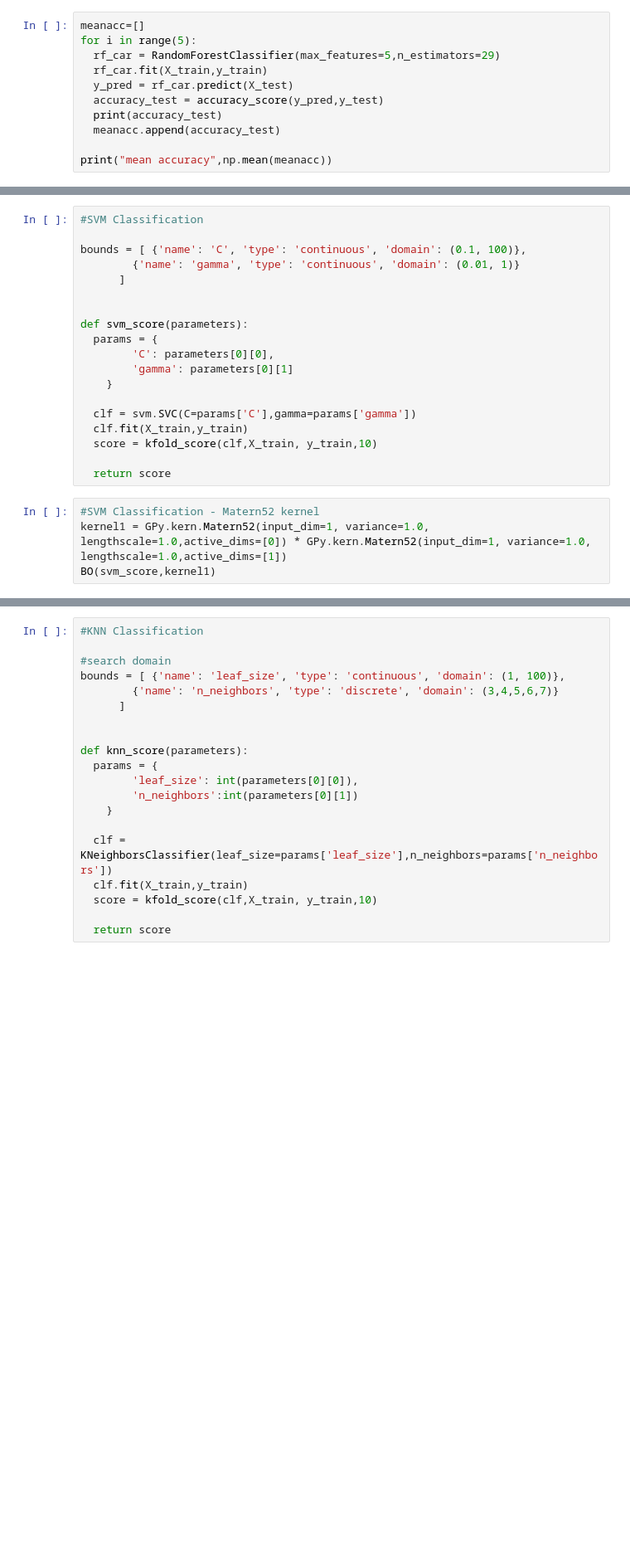
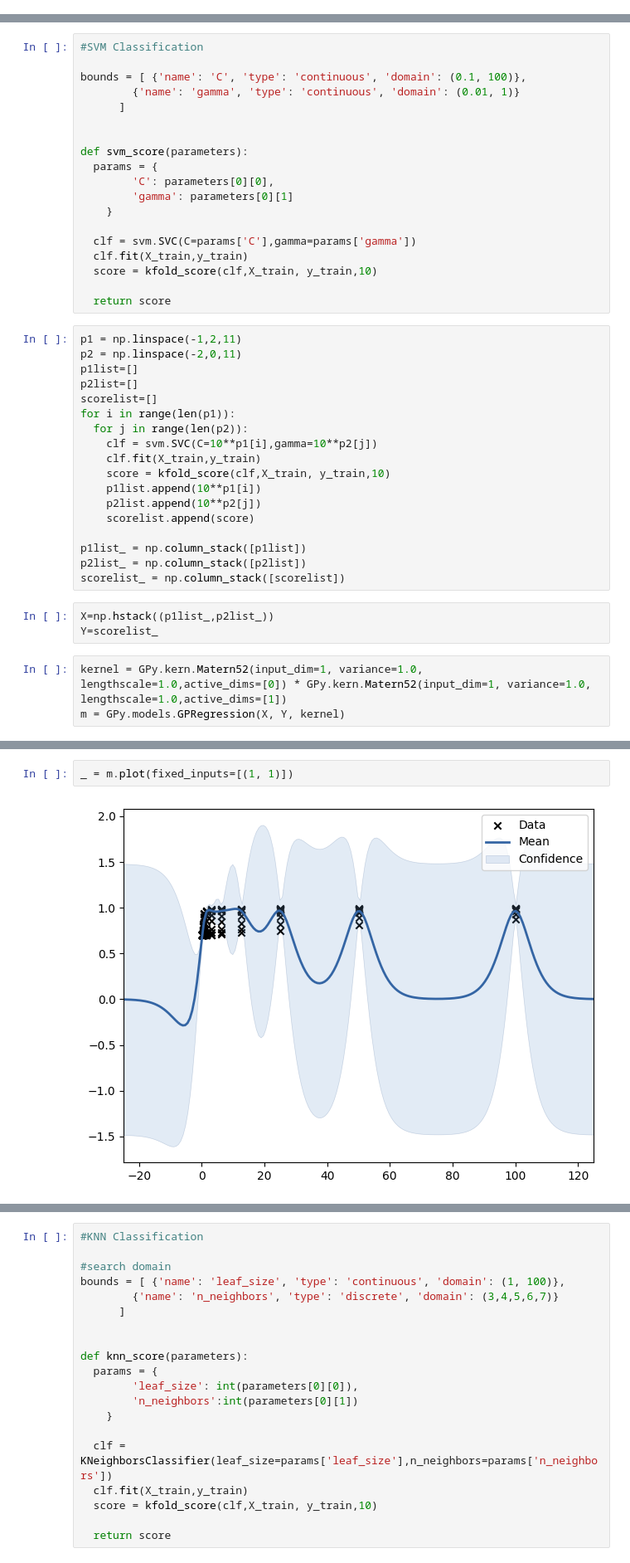
Before and after one commit to shin0105/4YP, a Jupyter notebook: test1.ipynb, the cells around one changed output, grey strips where cells are left out. Shown at 83% size. Saved outputs shown, nothing was run; the diff lists cells and outputs as text; blank space fills up the shorter version.

```diff
--- a/test1.ipynb
+++ b/test1.ipynb
@@ -533,11 +391,0 @@ BO(rf_score,kernelR)
-# %%
-meanacc=[]
-for i in range(5):
-  rf_car = RandomForestClassifier(max_features=5,n_estimators=29)
-  rf_car.fit(X_train,y_train)
-  y_pred = rf_car.predict(X_test)
-  accuracy_test = accuracy_score(y_pred,y_test)
-  print(accuracy_test)
-  meanacc.append(accuracy_test)
-
-print("mean accuracy",np.mean(meanacc))
@@ -567,7 +408,27 @@ def svm_score(parameters):
   score = kfold_score(clf,X_train, y_train,10)
 
   return score
+# %%
+p1 = np.linspace(-1,2,11)
+p2 = np.linspace(-2,0,11)
+p1list=[]
+p2list=[]
+scorelist=[]
+for i in range(len(p1)):
+  for j in range(len(p2)):
+    clf = svm.SVC(C=10**p1[i],gamma=10**p2[j])
+    clf.fit(X_train,y_train)
+    score = kfold_score(clf,X_train, y_train,10)
+    p1list.append(10**p1[i])
+    p2list.append(10**p2[j])
+    scorelist.append(score)
+
+p1list_ = np.column_stack([p1list])
+p2list_ = np.column_stack([p2list])
+scorelist_ = np.column_stack([scorelist])
+# %%
+X=np.hstack((p1list_,p2list_))
+Y=scorelist_
 # %%
-#SVM Classification - Matern52 kernel
-kernel1 = GPy.kern.Matern52(input_dim=1, variance=1.0, lengthscale=1.0,active_dims=[0]) * GPy.kern.Matern52(input_dim=1, variance=1.0, lengthscale=1.0,active_dims=[1])
-BO(svm_score,kernel1)
+kernel = GPy.kern.Matern52(input_dim=1, variance=1.0, lengthscale=1.0,active_dims=[0]) * GPy.kern.Matern52(input_dim=1, variance=1.0, lengthscale=1.0,active_dims=[1])
+m = GPy.models.GPRegression(X, Y, kernel)
@@ -596,0 +464,4 @@ mean accuracy 0.9714285714285713
+# %%
+_ = m.plot(fixed_inputs=[(1, 1)])
+# %% [output]
+[figure, added]
```
Also changed, not shown: parts of 34 cells of this notebook.
